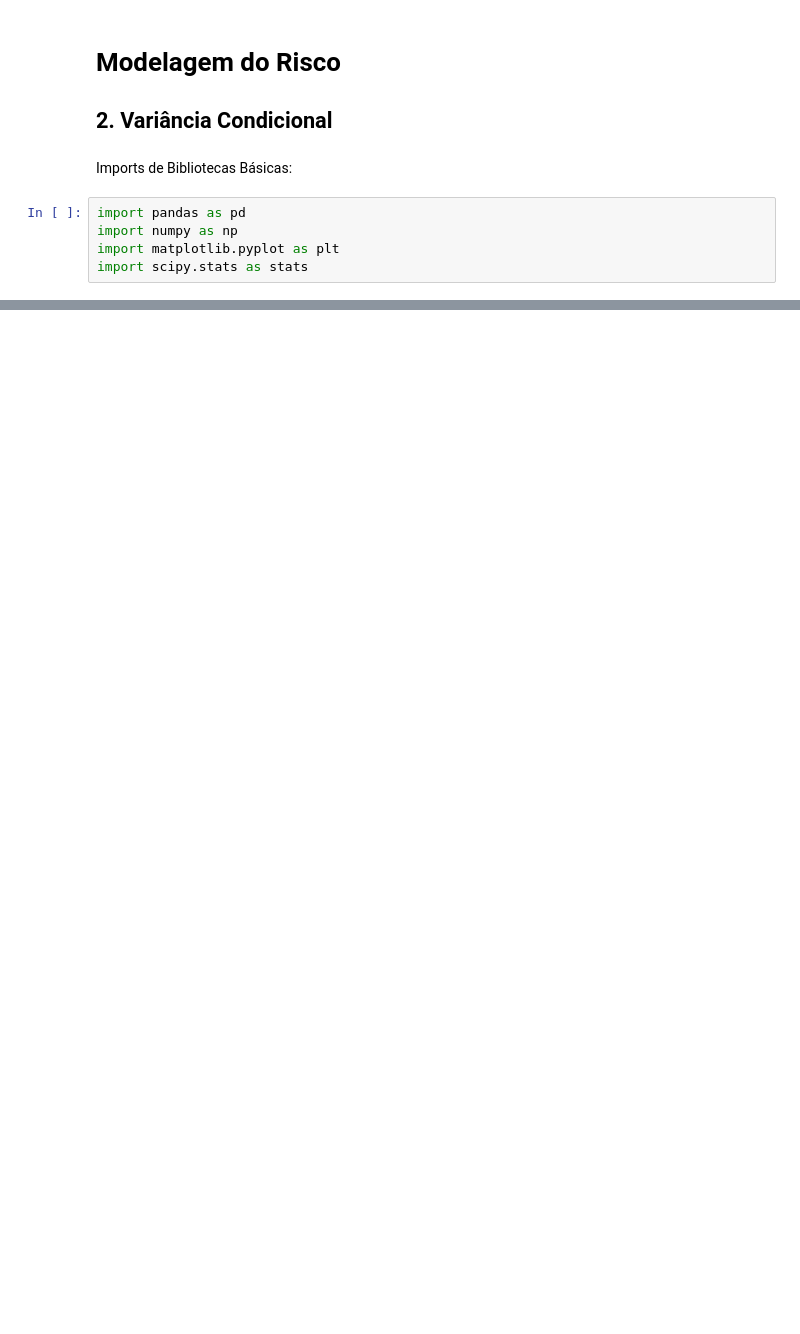
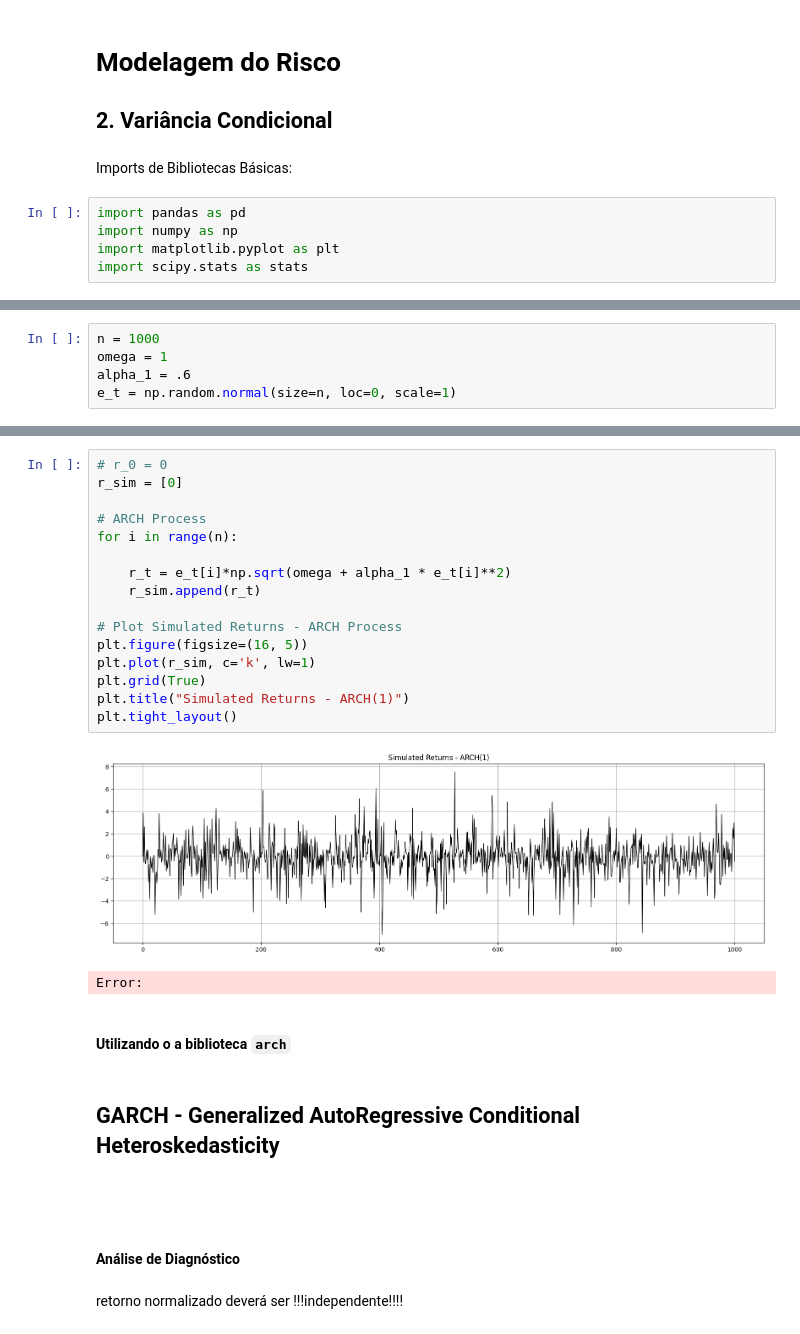
Before and after one commit to ViniNazato/FinancialEconometrics, a Jupyter notebook: Risk Modelling/2.Conditional_Volatility.ipynb, the cells around one changed output, grey strips where cells are left out. Saved outputs shown, nothing was run; the diff lists cells and outputs as text; blank space fills up the shorter version.

```diff
--- a/Risk Modelling/2.Conditional_Volatility.ipynb
+++ b/Risk Modelling/2.Conditional_Volatility.ipynb
@@ -73,0 +97,5 @@ heteroskedastic errors
+# %%
+n = 1000
+omega = 1
+alpha_1 = .6
+e_t = np.random.normal(size=n, loc=0, scale=1)
@@ -73,0 +117,29 @@ heteroskedastic errors
+# %%
+# r_0 = 0
+r_sim = [0]
+
+# ARCH Process
+for i in range(n):
+
+    r_t = e_t[i]*np.sqrt(omega + alpha_1 * e_t[i]**2)
+    r_sim.append(r_t)
+
+# Plot Simulated Returns - ARCH Process
+plt.figure(figsize=(16, 5))
+plt.plot(r_sim, c='k', lw=1)
+plt.grid(True)
+plt.title("Simulated Returns - ARCH(1)")
+plt.tight_layout()
+# %% [output]
+[figure, added]
+Error:
+# %% [markdown]
+#### Utilizando o a biblioteca `arch`
+# %% [markdown]
+## GARCH - Generalized AutoRegressive Conditional Heteroskedasticity
+# %% [markdown]
+###
+# %% [markdown]
+#### Análise de Diagnóstico
+# %% [markdown]
+retorno normalizado deverá ser !!!independente!!!!
```
Also changed, not shown: parts of 16 cells of this notebook, 4 other files.
